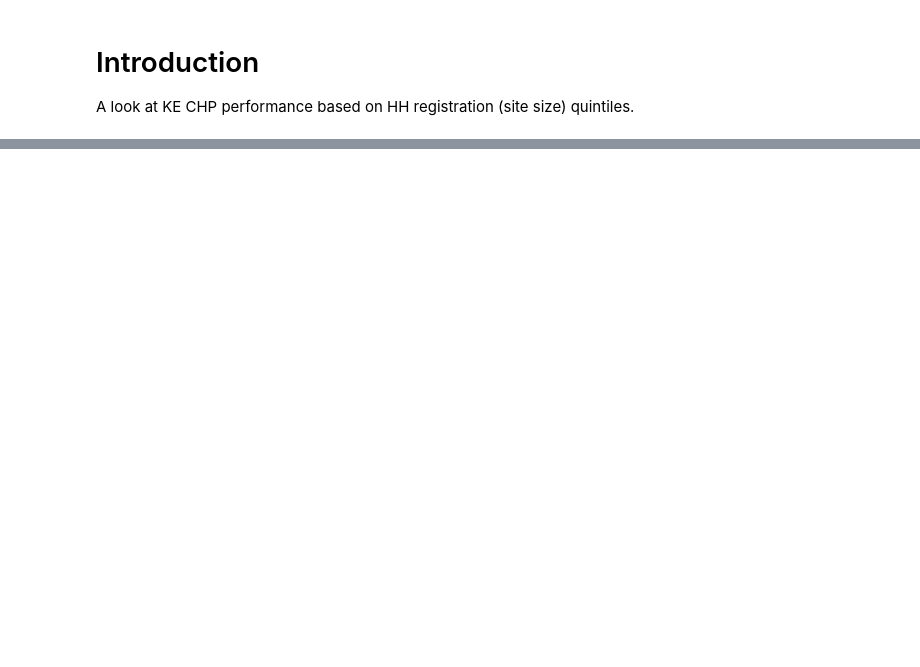
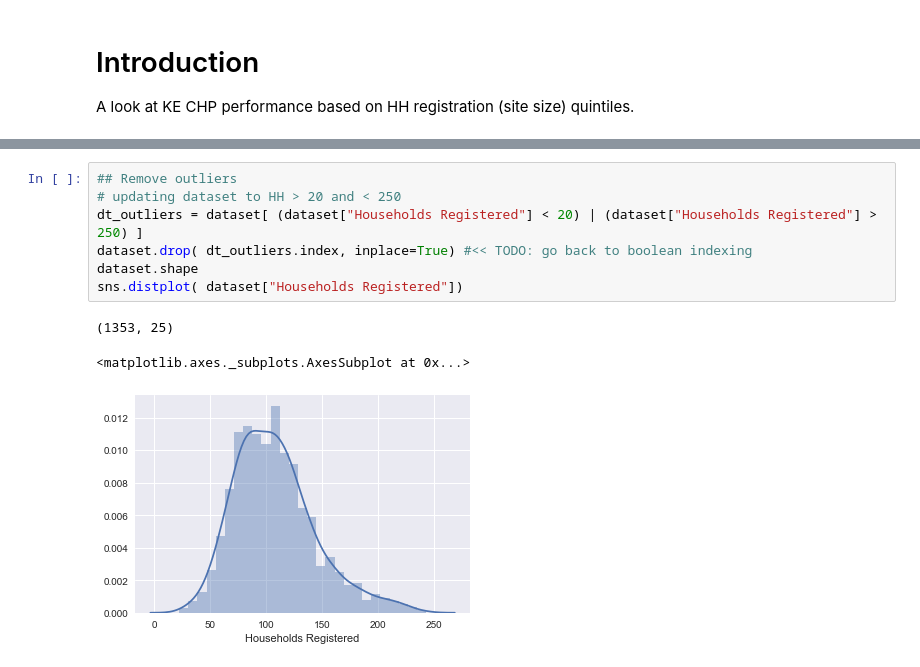
Before and after one commit to bilha-analytics/darasa, a Jupyter notebook: from_R_to_Py/KE Performance - HH Quintiles Based.ipynb, the cells around one changed output, grey strips where cells are left out. Saved outputs shown, nothing was run; the diff lists cells and outputs as text; blank space fills up the shorter version.

```diff
--- a/from_R_to_Py/KE Performance - HH Quintiles Based.ipynb
+++ b/from_R_to_Py/KE Performance - HH Quintiles Based.ipynb
@@ -122,0 +142,11 @@ for i in range(5):
+# %%
+## Remove outliers
+# updating dataset to HH > 20 and < 250
+dt_outliers = dataset[ (dataset["Households Registered"] < 20) | (dataset["Households Registered"] > 250) ]
+dataset.drop( dt_outliers.index, inplace=True) #<< TODO: go back to boolean indexing
+dataset.shape
+sns.distplot( dataset["Households Registered"])
+# %% [output]
+(1353, 25)
+<matplotlib.axes._subplots.AxesSubplot at 0x...>
+[figure, added]
```
Also changed, not shown: parts of 13 cells of this notebook, 2 other files.
